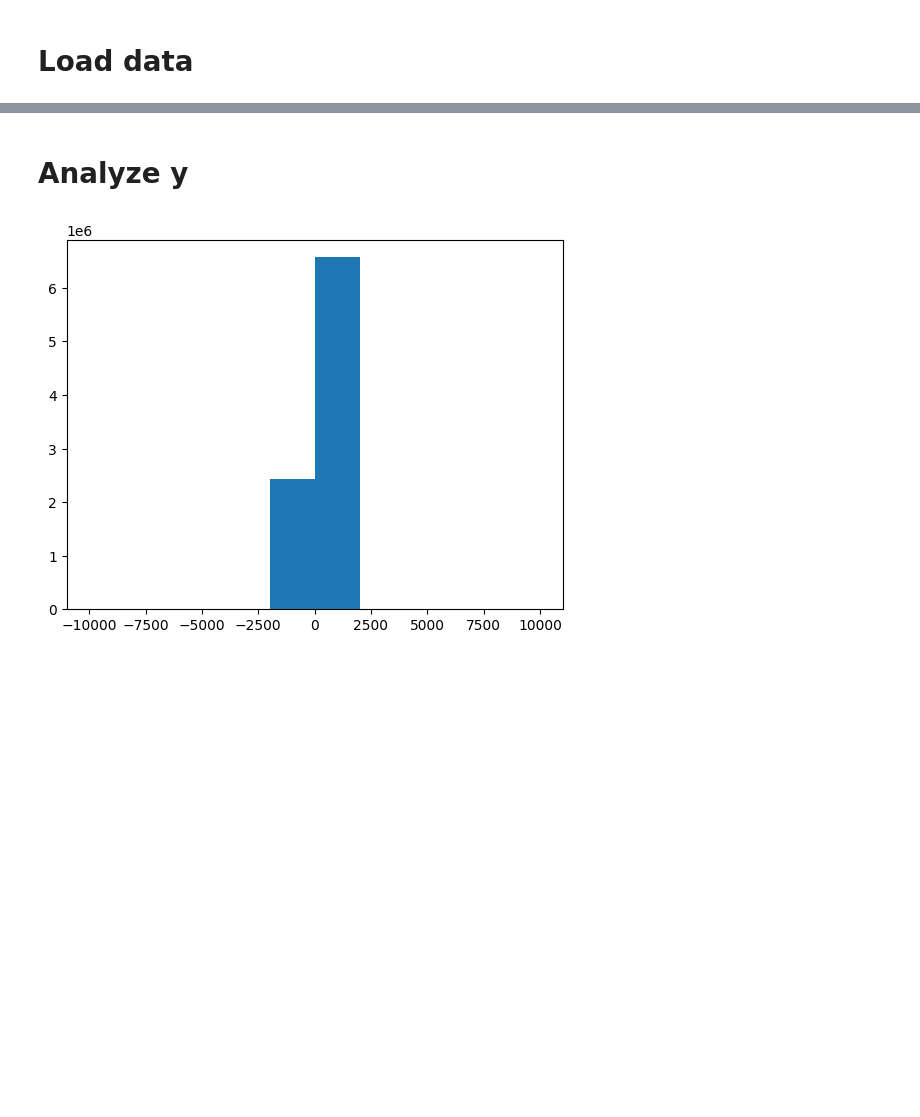
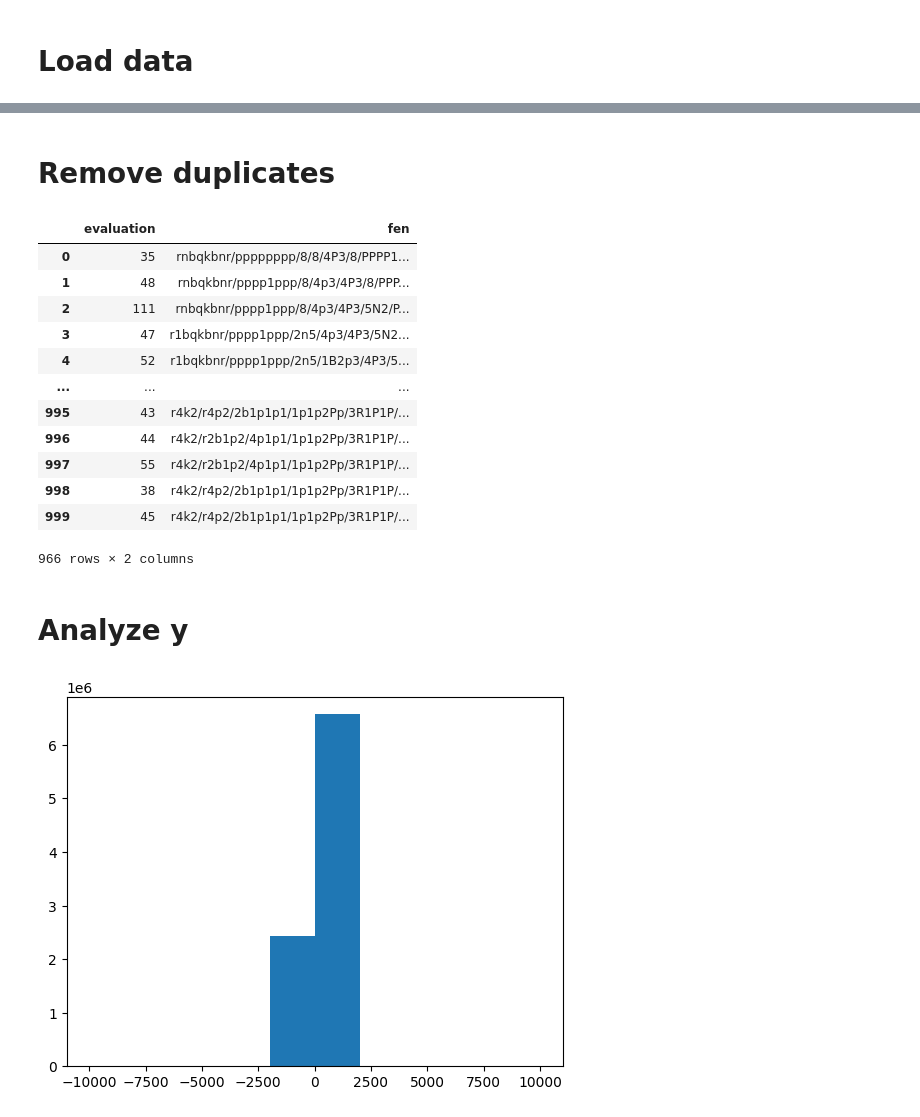
Before and after one commit to Tristan-Amadei/chess-moveAnalysis, a Jupyter notebook: Code/CNN/Evaluation_analysis.ipynb, the cells around one changed output, grey strips where cells are left out. Saved outputs shown, nothing was run; the diff lists cells and outputs as text; code cells hidden in the pictures; blank space fills up the shorter version.

Commit message:
removing duplicates in analysis

```diff
--- a/Code/CNN/Evaluation_analysis.ipynb
+++ b/Code/CNN/Evaluation_analysis.ipynb
@@ -51,3 +51,21 @@ moves_df
+# %% [markdown]
+# Remove duplicates
+# %%
+moves_df.drop_duplicates(subset=["fen"], inplace=Tr)
+# %% [output]
+|  | evaluation | fen |
+| 0 | 35 | rnbqkbnr/pppppppp/8/8/4P3/8/PPPP1... |
+| 1 | 48 | rnbqkbnr/pppp1ppp/8/4p3/4P3/8/PPP... |
+| 2 | 111 | rnbqkbnr/pppp1ppp/8/4p3/4P3/5N2/P... |
+| 3 | 47 | r1bqkbnr/pppp1ppp/2n5/4p3/4P3/5N2... |
+| 4 | 52 | r1bqkbnr/pppp1ppp/2n5/1B2p3/4P3/5... |
+| ... | ... | ... |
+| 995 | 43 | r4k2/r4p2/2b1p1p1/1p1p2Pp/3R1P1P/... |
+| 996 | 44 | r4k2/r2b1p2/4p1p1/1p1p2Pp/3R1P1P/... |
+| 997 | 55 | r4k2/r2b1p2/4p1p1/1p1p2Pp/3R1P1P/... |
+| 998 | 38 | r4k2/r4p2/2b1p1p1/1p1p2Pp/3R1P1P/... |
+| 999 | 45 | r4k2/r4p2/2b1p1p1/1p1p2Pp/3R1P1P/... |
+966 rows × 2 columns
 # %% [markdown]
 # Analyze y
 # %%
```
Also changed, not shown: parts of 2 cells of this notebook, 1 other file.
